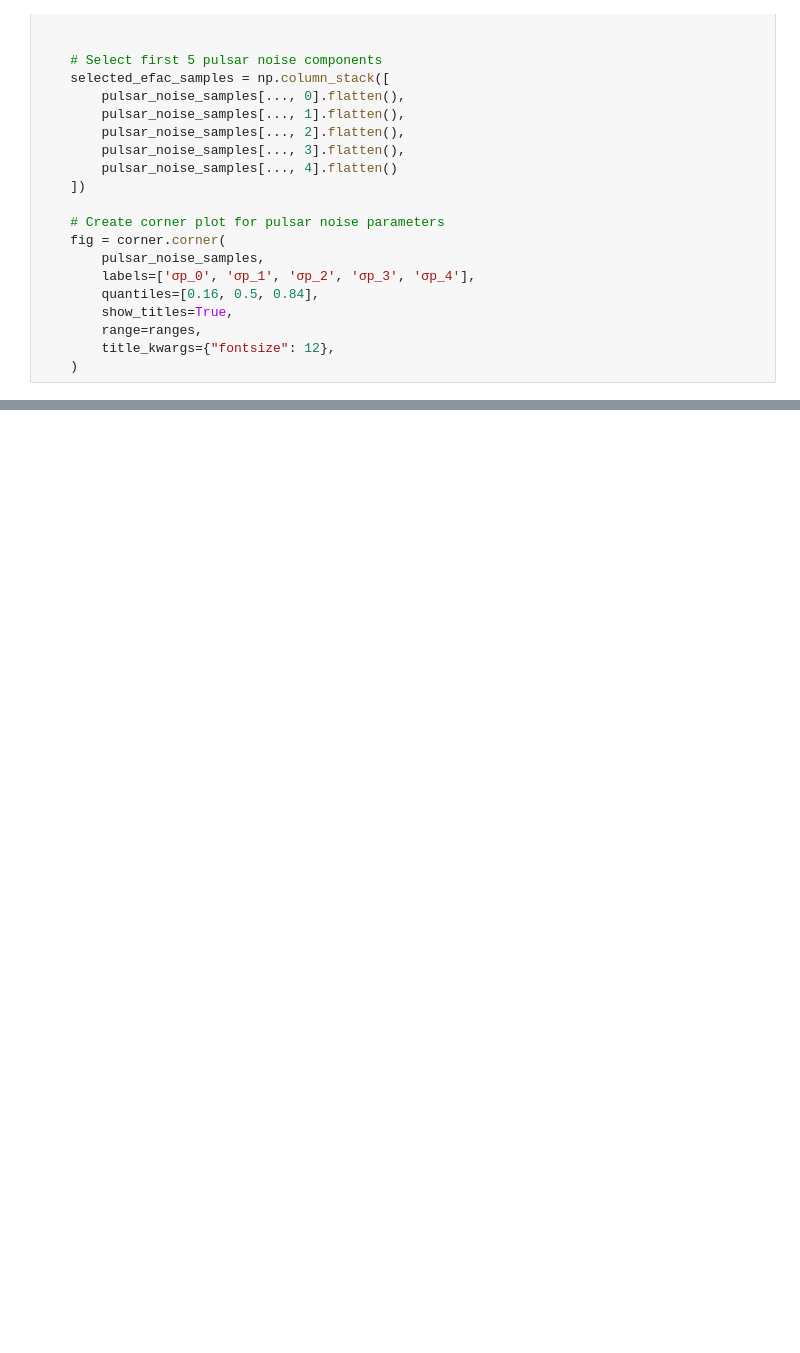
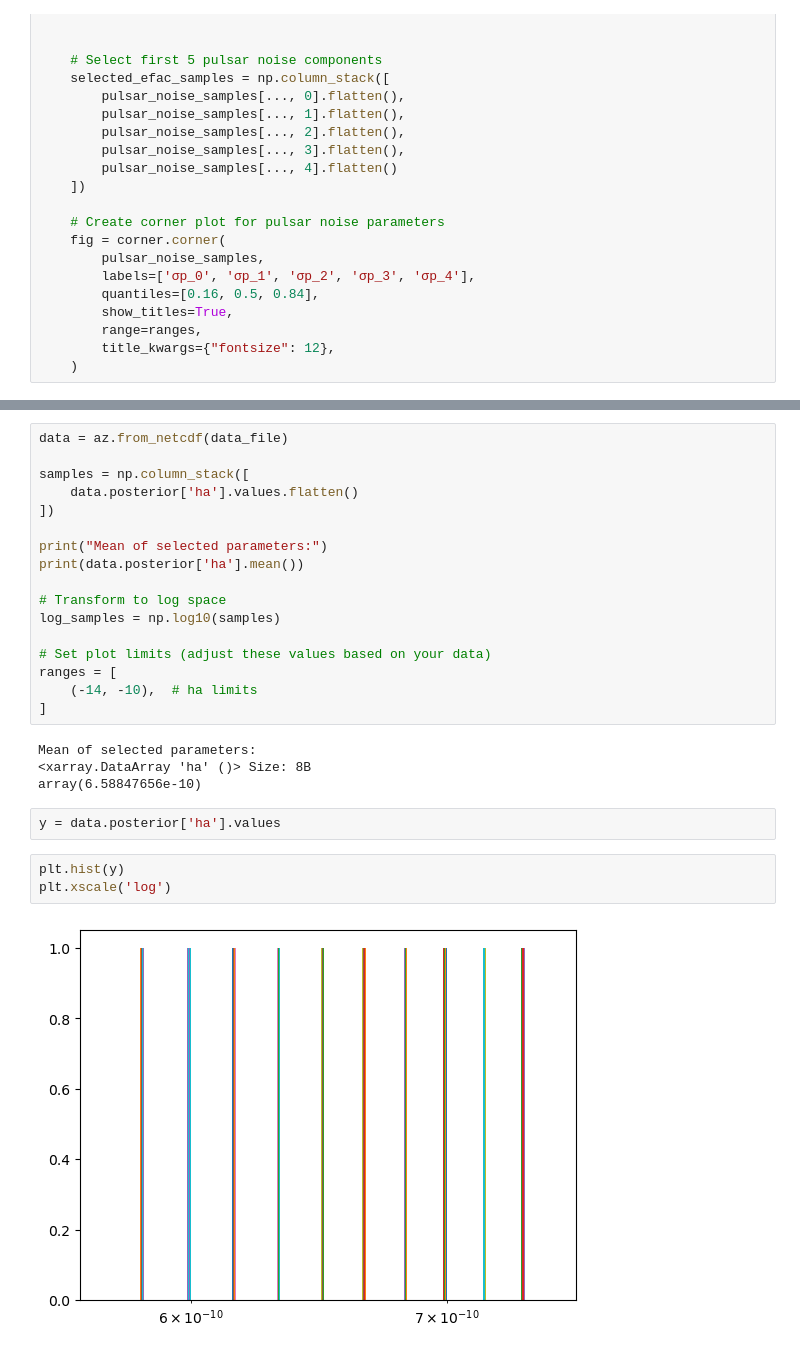
Before and after one commit to tomkimpson/Argus, a Jupyter notebook: notebooks/11.inspect_parameter_esimation_results.ipynb, the cells around one changed output, grey strips where cells are left out. Saved outputs shown, nothing was run; the diff lists cells and outputs as text; blank space fills up the shorter version.

```diff
--- a/notebooks/11.inspect_parameter_esimation_results.ipynb
+++ b/notebooks/11.inspect_parameter_esimation_results.ipynb
@@ -138,0 +164,28 @@ ValueError: Dimension mismatch between samples and range
+# %%
+data = az.from_netcdf(data_file)
+
+samples = np.column_stack([
+    data.posterior['ha'].values.flatten()
+])
+
+print("Mean of selected parameters:")
+print(data.posterior['ha'].mean())
+
+# Transform to log space
+log_samples = np.log10(samples)
+
+# Set plot limits (adjust these values based on your data)
+ranges = [
+    (-14, -10),  # ha limits
+]
+# %% [output]
+Mean of selected parameters:
+<xarray.DataArray 'ha' ()> Size: 8B
+array(6.58847656e-10)
+# %%
+y = data.posterior['ha'].values
+# %%
+plt.hist(y)
+plt.xscale('log')
+# %% [output]
+[figure, added]
```
Also changed, not shown: parts of 2 cells of this notebook, 14 other files.
